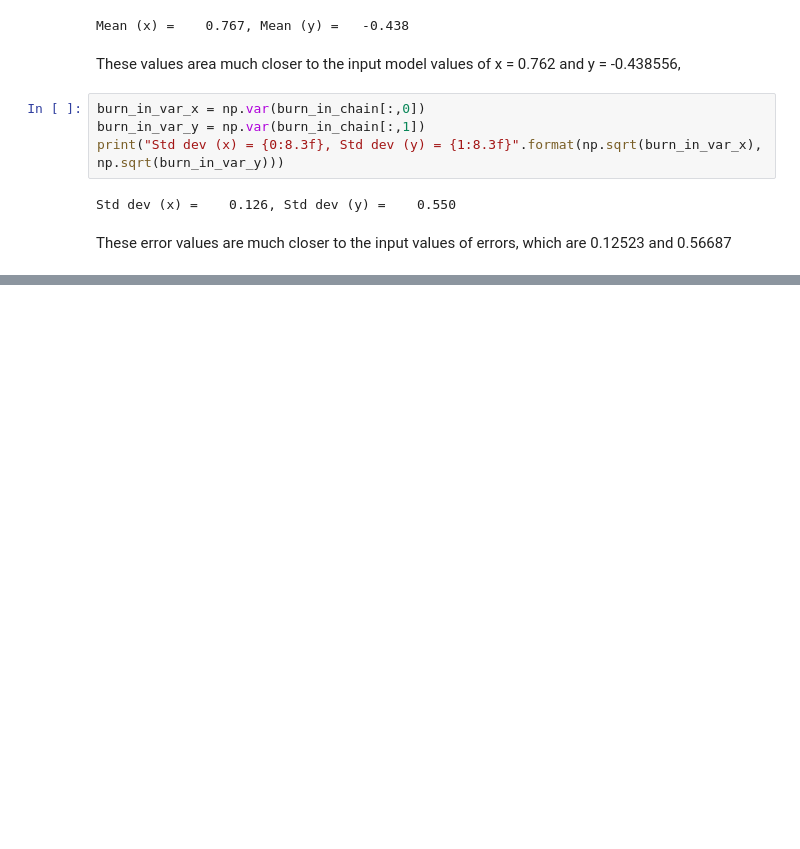
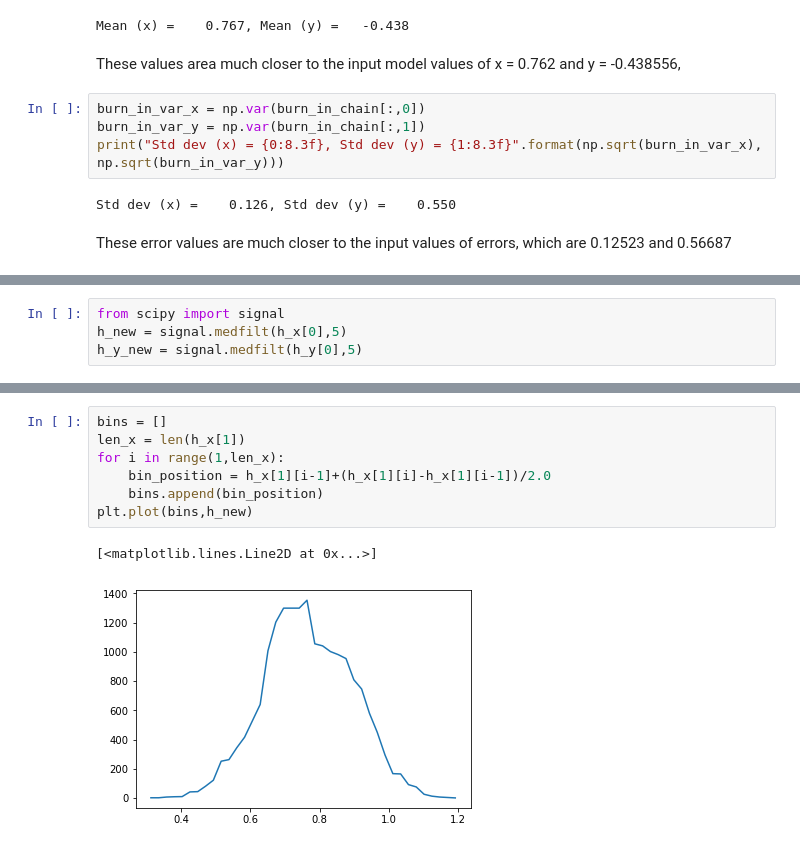
Before and after one commit to dparkins/MCMC-chain-analysis, a Jupyter notebook: MCMC_chain_analysis.ipynb, the cells around one changed output, grey strips where cells are left out. Saved outputs shown, nothing was run; the diff lists cells and outputs as text; blank space fills up the shorter version.

```diff
--- a/MCMC_chain_analysis.ipynb
+++ b/MCMC_chain_analysis.ipynb
@@ -102,0 +141,4 @@ These error values are much closer to the input values of errors, which are 0.12
+# %%
+from scipy import signal
+h_new = signal.medfilt(h_x[0],5)
+h_y_new = signal.medfilt(h_y[0],5)
@@ -102,0 +168,10 @@ These error values are much closer to the input values of errors, which are 0.12
+# %%
+bins = []
+len_x = len(h_x[1])
+for i in range(1,len_x):
+    bin_position = h_x[1][i-1]+(h_x[1][i]-h_x[1][i-1])/2.0
+    bins.append(bin_position)
+plt.plot(bins,h_new)
+# %% [output]
+[<matplotlib.lines.Line2D at 0x...>]
+[figure, added]
```
Also changed, not shown: parts of 9 cells of this notebook, 2 other files.
